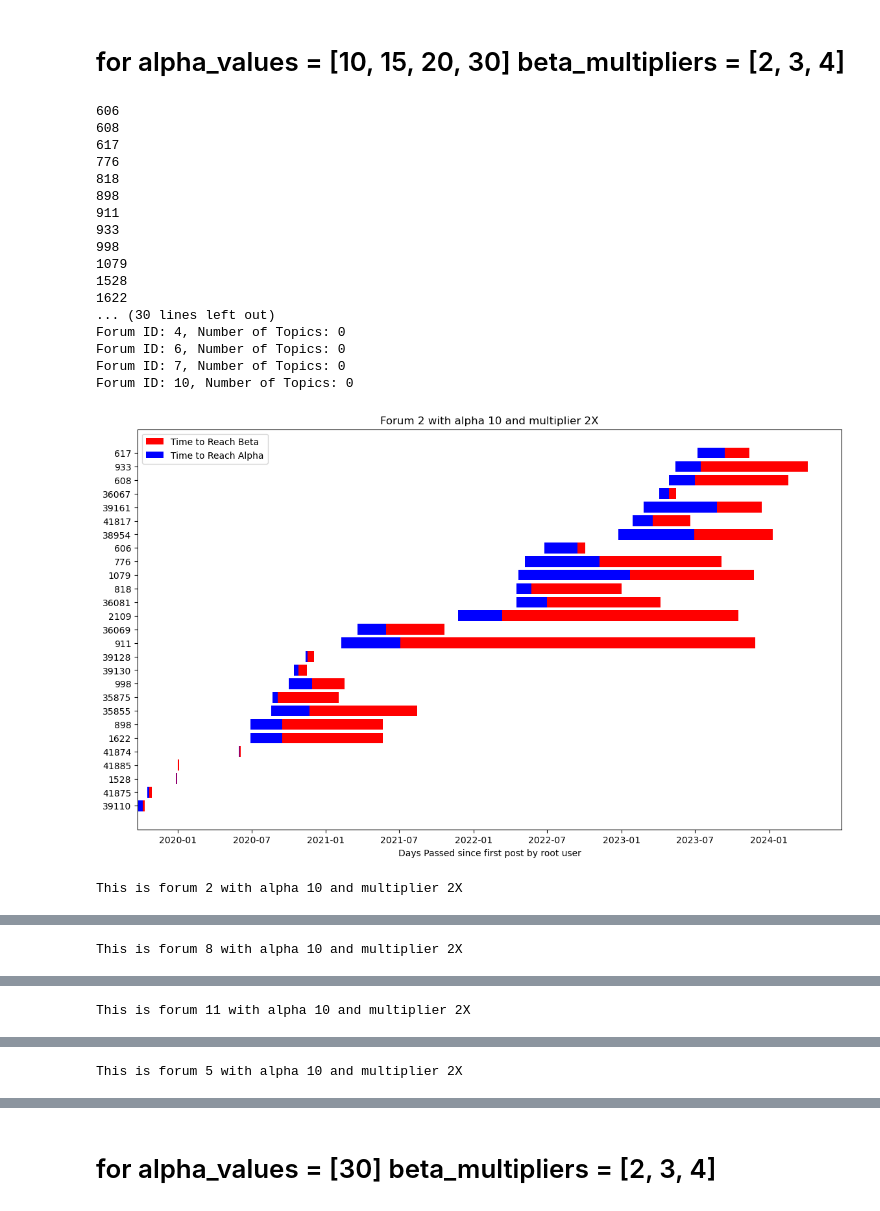
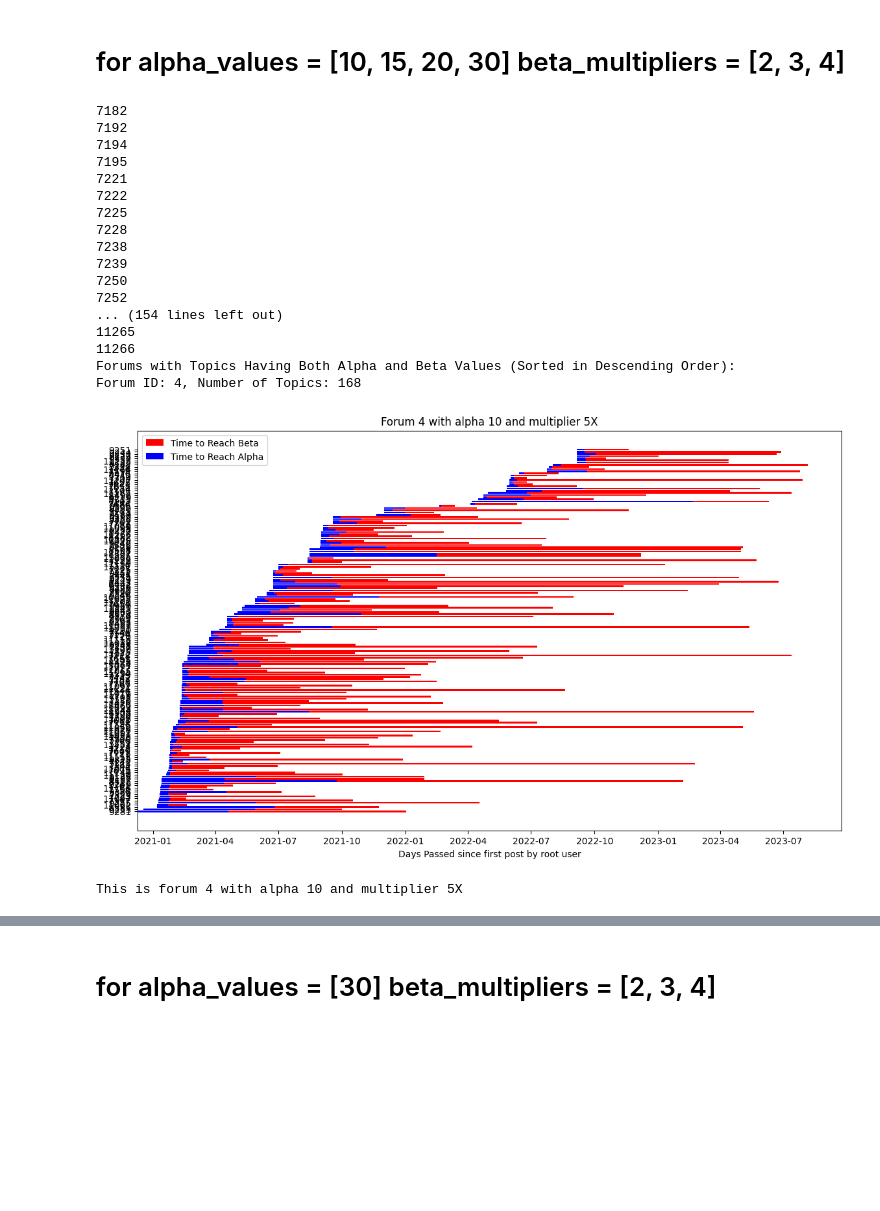
Before and after one commit to jasonfromspring/Viral-Cascade, a Jupyter notebook: alpha_beta_graph.ipynb, the cells around one changed output, grey strips where cells are left out. Drawn from its saved outputs; the diff is of its cells as text; code cells hidden in the pictures; blank space fills up the shorter version.

Commit message:
Updates to graph, deltaT table added

```diff
--- a/alpha_beta_graph.ipynb
+++ b/alpha_beta_graph.ipynb
@@ -5,6 +5,7 @@ import pandas as pd
 import numpy as np
 import matplotlib.pyplot as plt
 from sqlalchemy import create_engine
+import datetime
 
 # Function to get a database connection
 def get_db_connection():
@@ -15,7 +16,7 @@ def get_db_connection():
 def get_early_adopters_from_db(forum_id, alpha, beta):
     conn = get_db_connection()
     query = """
-    SELECT DISTINCT posts.topic_id, posts.user_id, posts.dateadded_post, LENGTH(posts.content_post) AS content_length, topics.classification_topic
+    SELECT DISTINCT posts.topic_id, posts.user_id, posts.dateadded_post, LENGTH(posts.content_post) AS content_length, topics.classification2_topic
     FROM posts
     INNER JOIN topics ON posts.topic_id = topics.topic_id
     WHERE topics.forum_id = %s
@@ -27,10 +28,13 @@ def get_early_adopters_from_db(forum_id, alpha, beta):
     df['dateadded_post'] = pd.to_datetime(df['dateadded_post'], utc=True)
 
     # Filter data where classification2_score > 0.5
-    df = df[df['classification_topic'] >= 0.5]
+    df = df[df['classification2_topic'] >= 0.5]
 
     # Filter topics with content length greater than 10 characters
     df = df[df['content_length'] > 10]
+
+    # Filter data where minimum post >= 2020
+    df = df[df['dateadded_post'] >= datetime.datetime(2020, 1, 1, 0, 0, 0, 0, tzinfo=datetime.timezone.utc)]
 
     # Ensure unique commenters per topic
     df = df.drop_duplicates(subset=['topic_id', 'user_id'])
@@ -51,11 +55,11 @@ def get_early_adopters_from_db(forum_id, alpha, beta):
     return csc, ncsc, tcsc, tncsc
 
 # Define parameters
-forums = [1, 2, 3, 4, 5, 6, 7, 8, 9, 10, 11]
+forums = [4]
 #1, 2, 3, 4, 5, 6, 7, 8, 9, 10, 11
 alpha_values = [10]
 #10, 15, 20, 30
-beta_multipliers = [2]
+beta_multipliers = [5]
 #2, 3, 4
 
 # Initialize a dictionary to store forum engagement
@@ -115,49 +119,73 @@ for f, _ in sorted_forum_topic_counts:
             end_beta_np = np.array(end_beta)
 
             if len(start_np) == 0:
                 print(f"No data found for forum {f} with alpha {alpha} and multiplier {beta_multiplier}X")
                 continue
 
             start_sort = np.sort(start_np)
             end_alpha_sort = end_alpha_np[np.argsort(start_np)]
             end_beta_sort = end_beta_np[np.argsort(start_np)]
             topic_sort = topic_np[np.argsort(start_np)]
 
+
+            fig, ax = plt.subplots(figsize=(14, 8))
+            # Add bars for the start time, time to reach alpha, and time to reach beta
+            ax.barh(range(len(start_sort)), endOfLatests, left=startDates, align='center', color='red', label='Time to Most Recent Post')
+            ax.barh(range(len(start_sort)), endOfBetas, left=startDates, align='center', color='blue', label='Time to Reach Beta After Alpha')
+            ax.barh(range(len(start_sort)), endOfAlphas, left=startDates, align='center', color='grey', label='Time to Reach Alpha')
+            ax.set_yticks(range(len(startDates)))
+            ax.set_yticklabels(betaID)
+
+            #xfmt = mdates.DateFormatter('%b')
+            months = mdates.MonthLocator()
+            ax.xaxis.set_major_locator(months)
+            #ax.xaxis.set_major_formatter(xfmt)
+            ax.tick_params(axis='x', labelrotation=90, labelsize=9)
+
+
+            ax.set_xlabel('Days Passed since first post by root user')
+            ax.set_title(f'Forum {forum_id} with alpha {alpha} and multiplier {beta}X')
+            ax.legend()
+            plt.show()
+            #plt.savefig(f'NoLengthFilter_Forum{forum_id}_Alpha{alpha}Beta{beta}X.png')
+            #plt.savefig(f'Forum{forum_id}_Alpha{alpha}Beta{beta}X.png')
+
+
             fig, ax = plt.subplots(figsize=(14, 8))
 
             # Add bars for the start time, time to reach alpha, and time to reach beta
             ax.barh(range(len(start_sort)), end_beta_sort - start_sort, left=start_sort, align='center', color='red', label='Time to Reach Beta')
             ax.barh(range(len(start_sort)), end_alpha_sort - start_sort, left=start_sort, align='center', color='blue', label='Time to Reach Alpha')
 
             ax.set_yticks(range(len(start_sort)))
             ax.set_yticklabels(topic_sort)
             ax.set_xlabel('Days Passed since first post by root user')
             ax.set_title(f'Forum {f} with alpha {alpha} and multiplier {beta_multiplier}X')
             ax.legend()
 
             plt.show()
             print(f"\n\nThis is forum {f} with alpha {alpha} and multiplier {beta_multiplier}X")
 
 #1528
 #39110
 #41885
 # %% [output]
-606
-608
-617
-776
-818
-898
-911
-933
-998
-1079
-1528
-1622
-... (30 lines left out)
-Forum ID: 4, Number of Topics: 0
-Forum ID: 6, Number of Topics: 0
-Forum ID: 7, Number of Topics: 0
-Forum ID: 10, Number of Topics: 0
+7182
+7192
+7194
+7195
+7221
+7222
+7225
+7228
+7238
+7239
+7250
+7252
+... (154 lines left out)
+11265
+11266
+Forums with Topics Having Both Alpha and Beta Values (Sorted in Descending Order):
+Forum ID: 4, Number of Topics: 168
-[figure, old version]
+[figure, new version]
-This is forum 2 with alpha 10 and multiplier 2X
+This is forum 4 with alpha 10 and multiplier 5X
@@ -165 +191,0 @@ This is forum 2 with alpha 10 and multiplier 2X
-This is forum 8 with alpha 10 and multiplier 2X
@@ -167 +191,0 @@ This is forum 8 with alpha 10 and multiplier 2X
-This is forum 11 with alpha 10 and multiplier 2X
@@ -169 +191,0 @@ This is forum 11 with alpha 10 and multiplier 2X
-This is forum 5 with alpha 10 and multiplier 2X
```
Also changed, not shown: parts of 3 cells of this notebook, 8 other files.
